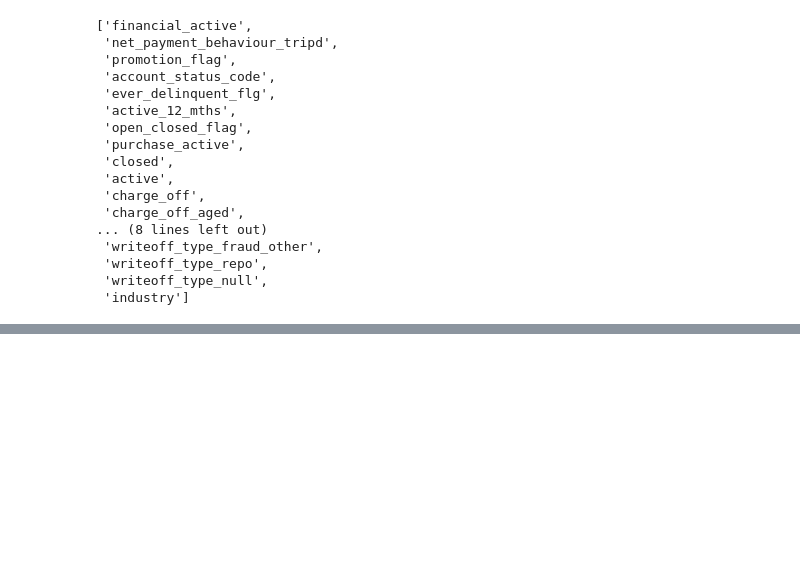
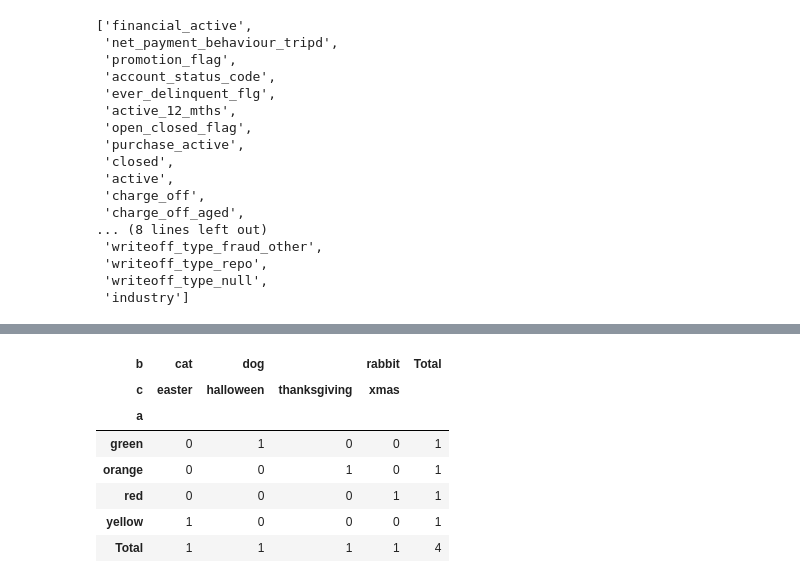
Before and after one commit to yaswant2403/datathon2023, a Jupyter notebook: working notebook.ipynb, the cells around one changed output, grey strips where cells are left out. Saved outputs shown, nothing was run; the diff lists cells and outputs as text; code cells hidden in the pictures; blank space fills up the shorter version.

```diff
--- a/working notebook.ipynb
+++ b/working notebook.ipynb
@@ -50,3 +50,10 @@ categorical
  'writeoff_type_repo',
  'writeoff_type_null',
  'industry']
+# %%
+a = ['red', 'orange', 'yellow', 'green']
+b = ['rabbit', 'dog', 'cat', 'dog']
+c = ['xmas', 'thanksgiving', 'easter', 'halloween']
+d = {'a':a, 'b':b, 'c':c}
+test = pd.DataFrame(d)
+test
@@ -52,0 +66,15 @@ categorical
+# %%
+test = pd.crosstab(test['a'],
+                    [test['b'], test['c']],
+                    margins=True, margins_name="Total")
+
+test
+# %% [output]
+| b | cat | dog |  | rabbit | Total |
+| c | easter | halloween | thanksgiving | xmas |  |
+| a |  |  |  |  |  |
+| green | 0 | 1 | 0 | 0 | 1 |
+| orange | 0 | 0 | 1 | 0 | 1 |
+| red | 0 | 0 | 0 | 1 | 1 |
+| yellow | 1 | 0 | 0 | 0 | 1 |
+| Total | 1 | 1 | 1 | 1 | 4 |
```
Also changed, not shown: parts of 8 cells of this notebook.
